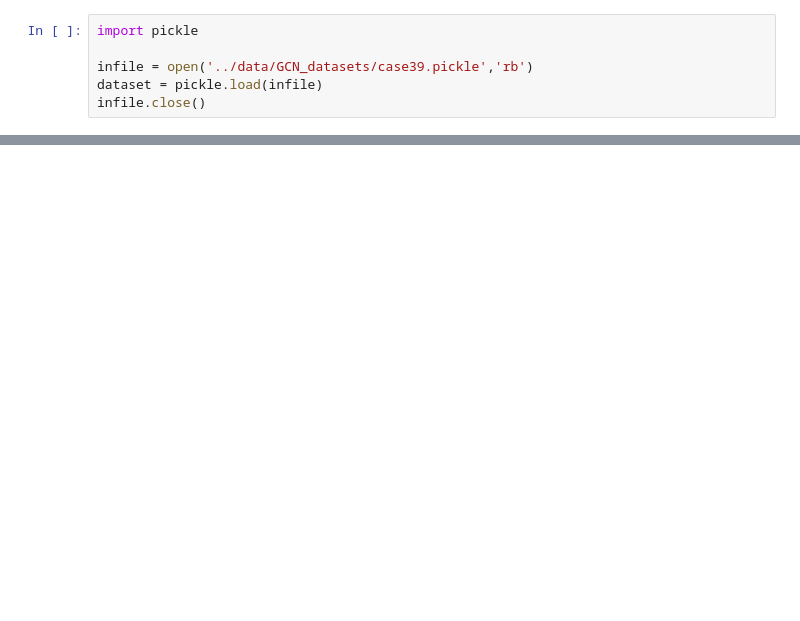
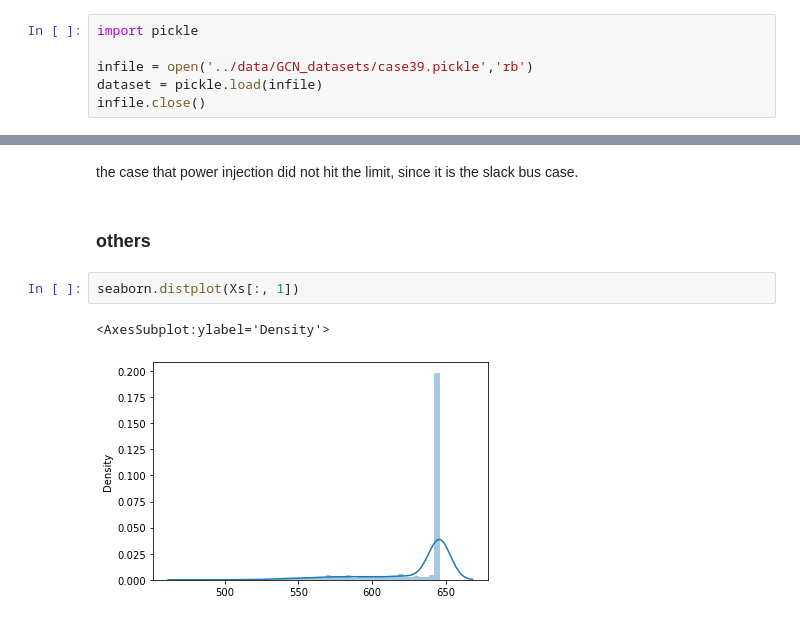
Before and after one commit to jhyun0919/GNN-and-Power-Systems, a Jupyter notebook: Power Flow Approx based on GCN/codes/2. Generate Datasets for the GCN Experiments.ipynb, the cells around one changed output, grey strips where cells are left out. Saved outputs shown, nothing was run; the diff lists cells and outputs as text; blank space fills up the shorter version.

```diff
--- a/Power Flow Approx based on GCN/codes/2. Generate Datasets for the GCN Experiments.ipynb
+++ b/Power Flow Approx based on GCN/codes/2. Generate Datasets for the GCN Experiments.ipynb
@@ -36,0 +65,9 @@ dataset["label"].shape # [num_sample, num_label, 1]
+# %% [markdown]
+the case that power injection did not hit the limit, since it is the slack bus case.
+# %% [markdown]
+### others
+# %%
+seaborn.distplot(Xs[:, 1])
+# %% [output]
+<AxesSubplot:ylabel='Density'>
+[figure, added]
```
Also changed, not shown: parts of 23 cells of this notebook.
